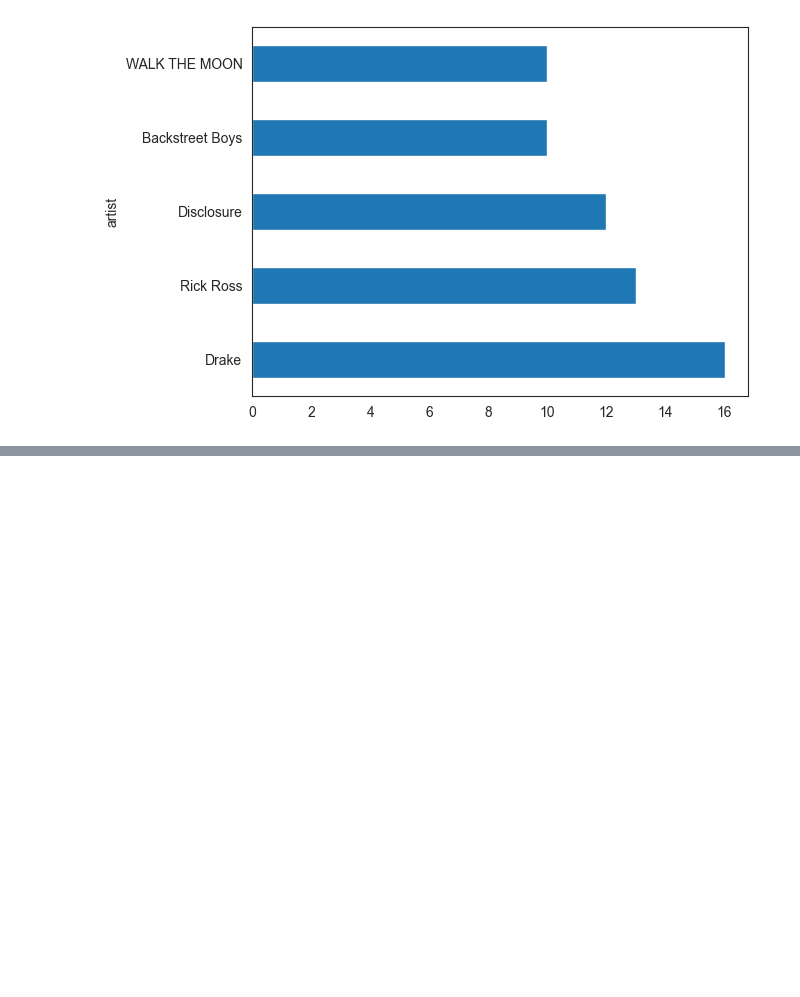
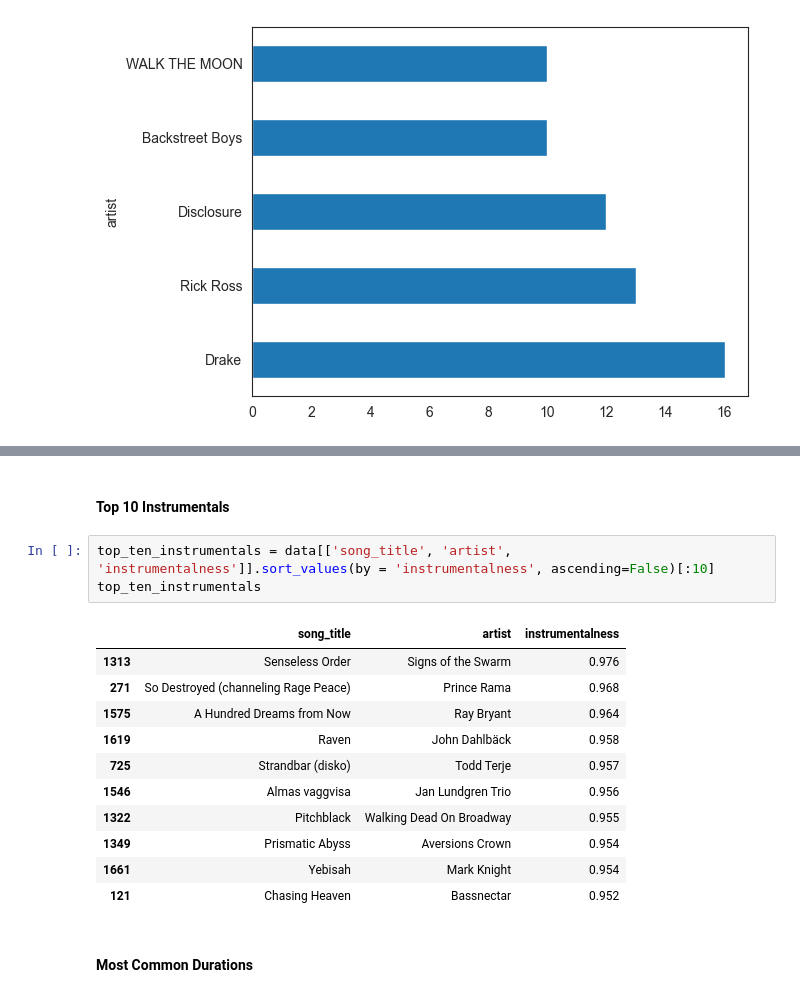
Before and after one commit to jaylim2216/EDA-Spotify, a Jupyter notebook: spotifyeda.ipynb, the cells around one changed output, grey strips where cells are left out. Cells and saved outputs as stored; diff of their text form; blank space fills up the shorter version.

```diff
--- a/spotifyeda.ipynb
+++ b/spotifyeda.ipynb
@@ -103,0 +135,19 @@ plt.show()
+# %% [markdown]
+#### Top 10 Instrumentals
+# %%
+top_ten_instrumentals = data[['song_title', 'artist', 'instrumentalness']].sort_values(by = 'instrumentalness', ascending=False)[:10]
+top_ten_instrumentals
+# %% [output]
+|  | song_title | artist | instrumentalness |
+| 1313 | Senseless Order | Signs of the Swarm | 0.976 |
+| 271 | So Destroyed (channeling Rage Peace) | Prince Rama | 0.968 |
+| 1575 | A Hundred Dreams from Now | Ray Bryant | 0.964 |
+| 1619 | Raven | John Dahlbäck | 0.958 |
+| 725 | Strandbar (disko) | Todd Terje | 0.957 |
+| 1546 | Almas vaggvisa | Jan Lundgren Trio | 0.956 |
+| 1322 | Pitchblack | Walking Dead On Broadway | 0.955 |
+| 1349 | Prismatic Abyss | Aversions Crown | 0.954 |
+| 1661 | Yebisah | Mark Knight | 0.954 |
+| 121 | Chasing Heaven | Bassnectar | 0.952 |
+# %% [markdown]
+#### Most Common Durations
```
Also changed, not shown: parts of 11 cells of this notebook.
